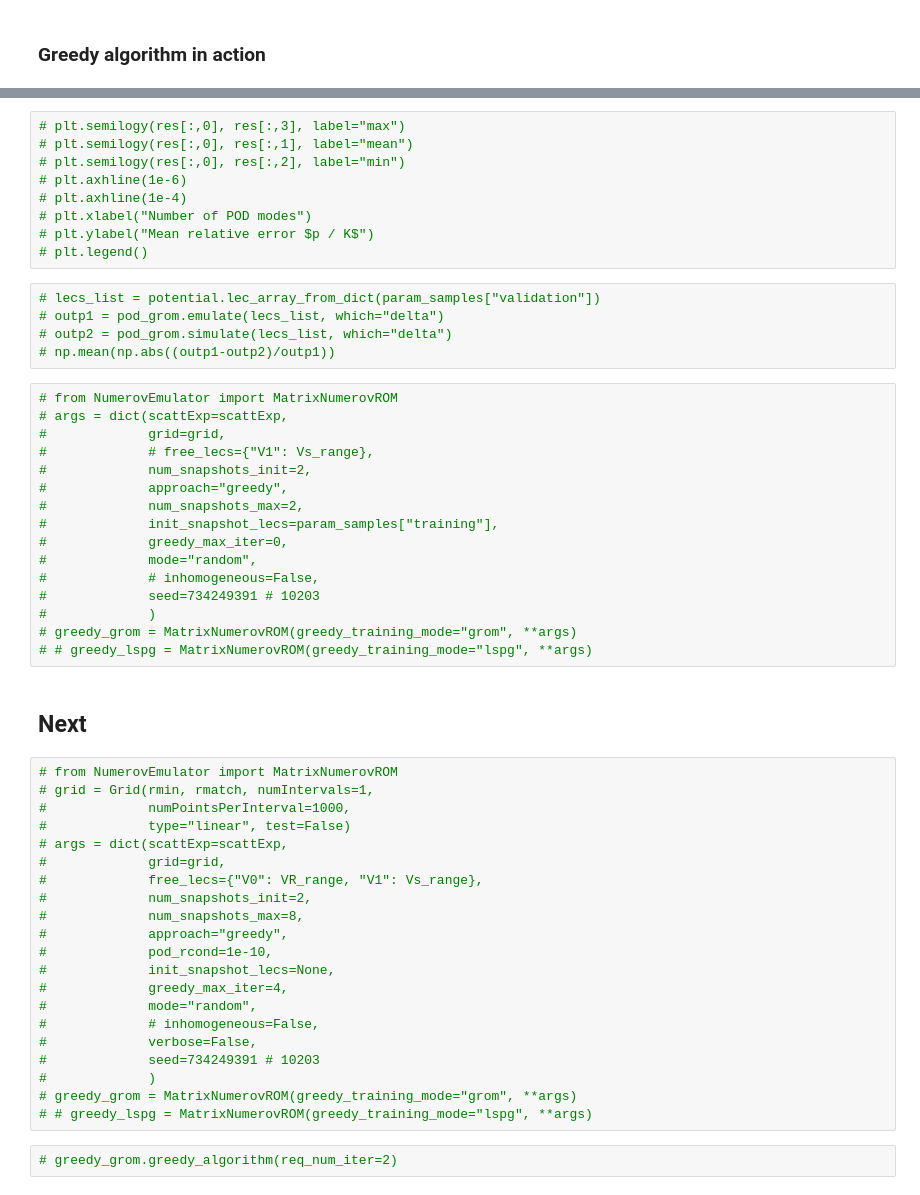
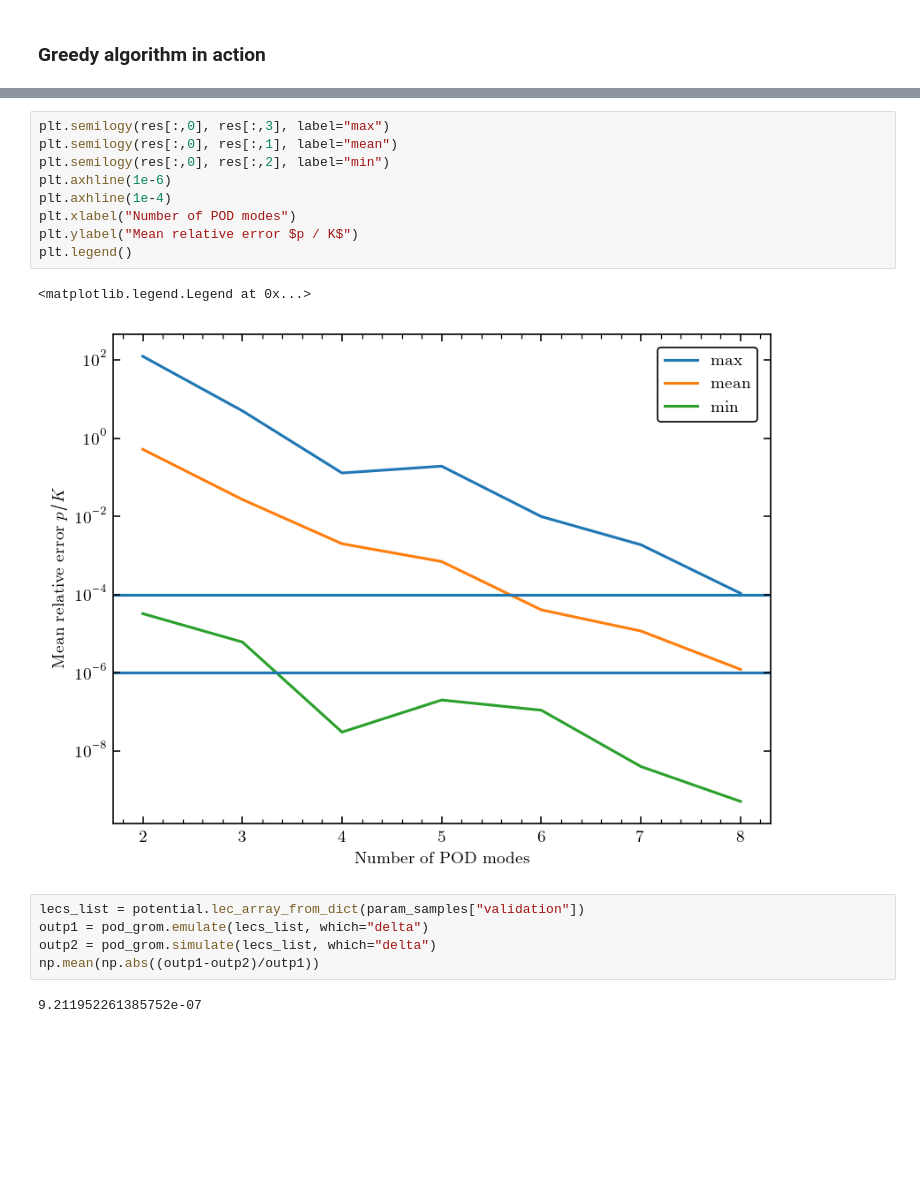
Before and after one commit to buqeye/cs_greedy_emulator, a Jupyter notebook: minnesota.ipynb, the cells around one changed output, grey strips where cells are left out. Cells and saved outputs as stored; diff of their text form; blank space fills up the shorter version.

```diff
--- a/minnesota.ipynb
+++ b/minnesota.ipynb
@@ -429,55 +463,19 @@ Let's see how the LSPG-ROM does at the potential's best-fit values:
 # %%
-# plt.semilogy(res[:,0], res[:,3], label="max")
-# plt.semilogy(res[:,0], res[:,1], label="mean")
-# plt.semilogy(res[:,0], res[:,2], label="min")
-# plt.axhline(1e-6)
-# plt.axhline(1e-4)
-# plt.xlabel("Number of POD modes")
-# plt.ylabel("Mean relative error $p / K$")
-# plt.legend()
+plt.semilogy(res[:,0], res[:,3], label="max")
+plt.semilogy(res[:,0], res[:,1], label="mean")
+plt.semilogy(res[:,0], res[:,2], label="min")
+plt.axhline(1e-6)
+plt.axhline(1e-4)
+plt.xlabel("Number of POD modes")
+plt.ylabel("Mean relative error $p / K$")
+plt.legend()
+# %% [output]
+<matplotlib.legend.Legend at 0x...>
+[figure, added]
 # %%
-# lecs_list = potential.lec_array_from_dict(param_samples["validation"])
-# outp1 = pod_grom.emulate(lecs_list, which="delta")
-# outp2 = pod_grom.simulate(lecs_list, which="delta")
-# np.mean(np.abs((outp1-outp2)/outp1))
+lecs_list = potential.lec_array_from_dict(param_samples["validation"])
+outp1 = pod_grom.emulate(lecs_list, which="delta")
+outp2 = pod_grom.simulate(lecs_list, which="delta")
+np.mean(np.abs((outp1-outp2)/outp1))
+# %% [output]
+9.211952261385752e-07
-# %%
-# from NumerovEmulator import MatrixNumerovROM
-# args = dict(scattExp=scattExp,
-#             grid=grid,
-#             # free_lecs={"V1": Vs_range},
-#             num_snapshots_init=2,
-#             approach="greedy",
-#             num_snapshots_max=2,
-#             init_snapshot_lecs=param_samples["training"],
-#             greedy_max_iter=0,
-#             mode="random",
-#             # inhomogeneous=False,
-#             seed=734249391 # 10203
-#             )
-# greedy_grom = MatrixNumerovROM(greedy_training_mode="grom", **args)
-# # greedy_lspg = MatrixNumerovROM(greedy_training_mode="lspg", **args)
-# %% [markdown]
-## Next
-# %%
-# from NumerovEmulator import MatrixNumerovROM
-# grid = Grid(rmin, rmatch, numIntervals=1,
-#             numPointsPerInterval=1000,
-#             type="linear", test=False)
-# args = dict(scattExp=scattExp,
-#             grid=grid,
-#             free_lecs={"V0": VR_range, "V1": Vs_range},
-#             num_snapshots_init=2,
-#             num_snapshots_max=8,
-#             approach="greedy",
-#             pod_rcond=1e-10,
-#             init_snapshot_lecs=None,
-#             greedy_max_iter=4,
-#             mode="random",
-#             # inhomogeneous=False,
-#             verbose=False,
-#             seed=734249391 # 10203
-#             )
-# greedy_grom = MatrixNumerovROM(greedy_training_mode="grom", **args)
-# # greedy_lspg = MatrixNumerovROM(greedy_training_mode="lspg", **args)
-# %%
-# greedy_grom.greedy_algorithm(req_num_iter=2)
```
Also changed, not shown: parts of 28 cells of this notebook, 1 other file.
